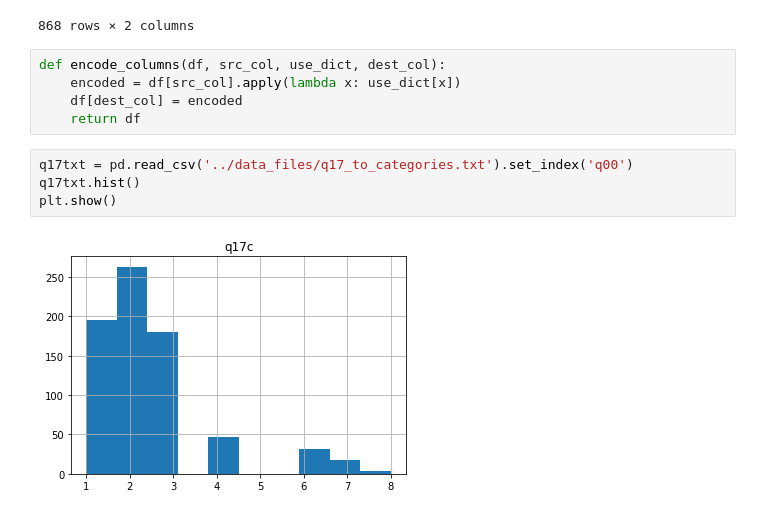
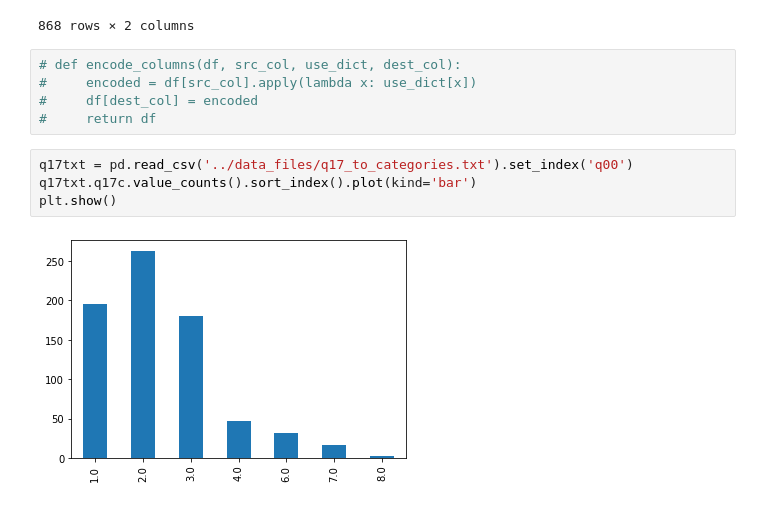
Before and after one commit to PersonaPredicta/Survey_Says..., a Jupyter notebook: kev/kworking_mixed_questions.ipynb, the cells around one changed output. Cells and saved outputs as stored; diff of their text form.

```diff
--- a/kev/kworking_mixed_questions.ipynb
+++ b/kev/kworking_mixed_questions.ipynb
@@ -289,13 +845,13 @@ q18mvc#[q18mvc.isnull()]
 | 867 | Multi-track: Every attendee choos... | 438 |
 868 rows × 2 columns
 # %%
-def encode_columns(df, src_col, use_dict, dest_col):
-    encoded = df[src_col].apply(lambda x: use_dict[x])
-    df[dest_col] = encoded
-    return df
+# def encode_columns(df, src_col, use_dict, dest_col):
+#     encoded = df[src_col].apply(lambda x: use_dict[x])
+#     df[dest_col] = encoded
+#     return df
 # %%
 q17txt = pd.read_csv('../data_files/q17_to_categories.txt').set_index('q00')
-q17txt.hist()
+q17txt.q17c.value_counts().sort_index().plot(kind='bar')
 plt.show()
 # %% [output]
-[figure, old version]
+[figure, new version]
```
Also changed, not shown: parts of 75 cells of this notebook, 4 other files.
